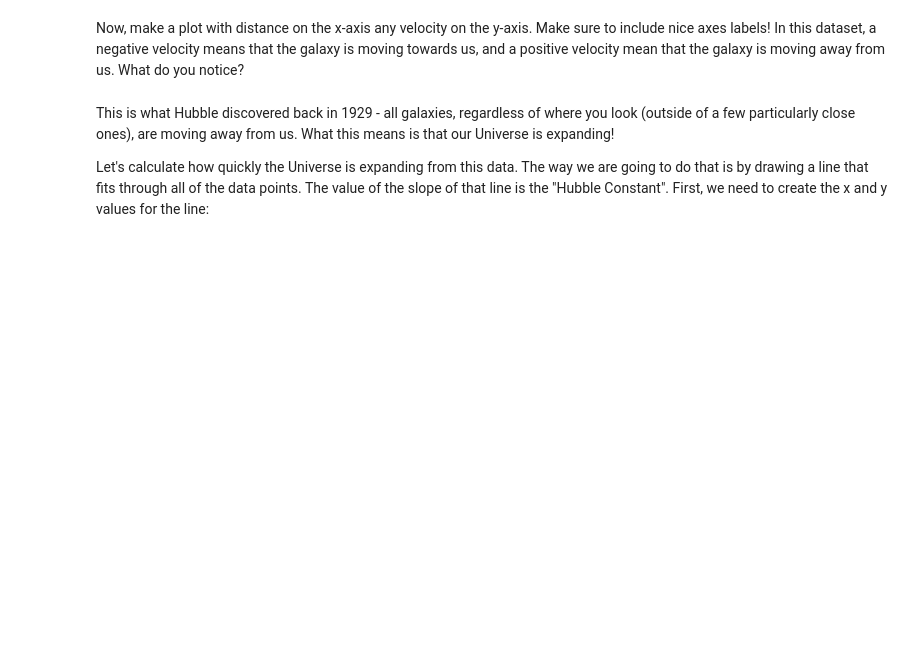
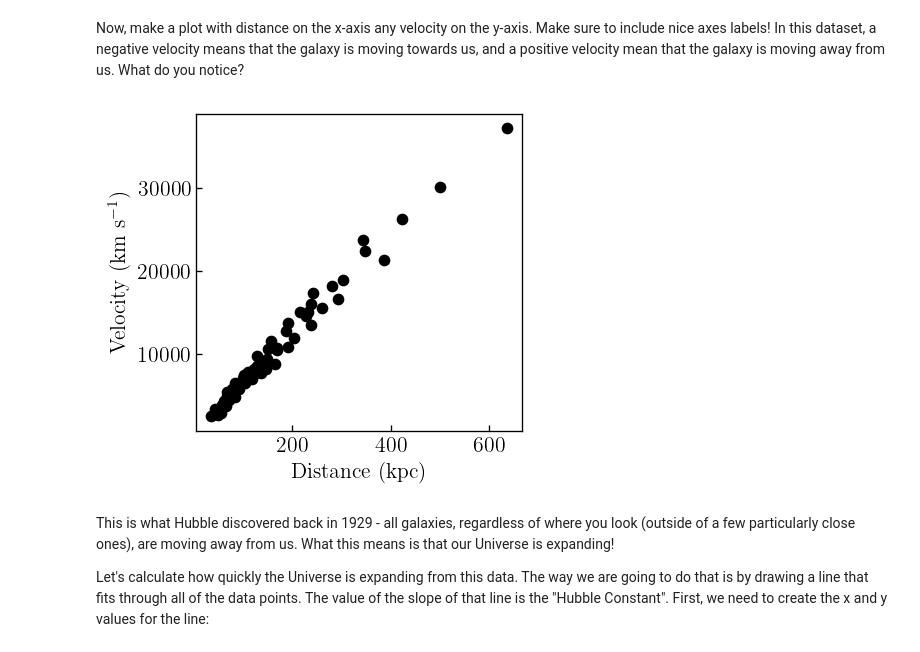
Before and after one commit to CIERA-Northwestern/REACHpy, a Jupyter notebook: Module_2/Challenge_3_Universe_Expansion.ipynb, the cells around one changed output. Drawn from its saved outputs; the diff is of its cells as text; code cells hidden in the pictures; blank space fills up the shorter version.

```diff
--- a/Module_2/Challenge_3_Universe_Expansion.ipynb
+++ b/Module_2/Challenge_3_Universe_Expansion.ipynb
@@ -10,8 +10,28 @@
 In the early 20th Century, astronomers made a surprising discovery about the Universe that we're going to explore here. Astronomer's were keenly interested in measuring the distances to "spiral nebulae" to understand whether they were a part of our galaxy, or extra-galactic (they would turn out to be extra-galaxies - separate galaxies on their own!), and at the same time were able to measure how fast those galaxies were moving towards or away from us.
 
 Let's recreate the now famous work of Edwin Hubble, who plotted the distances and velocities of those galaxies against eachother. In this directory there is a file called "type1a_sne.csv" that has the measured distances (in units of mega-parsecs) and velocities (in km s$^{-1}$) for a number of galaxies. Load those data in to two lists:
+# %%
+import numpy
+
+data = numpy.loadtxt("type1a_sne.csv", delimiter=",")
+
+distances = data[:,0]
+velocities = data[:,1]
 # %% [markdown]
 Now, make a plot with distance on the x-axis any velocity on the y-axis. Make sure to include nice axes labels! In this dataset, a negative velocity means that the galaxy is moving towards us, and a positive velocity mean that the galaxy is moving away from us. What do you notice?
+# %%
+import matplotlib.pyplot as plt
+
+fig, ax = plt.subplots(nrows=1, ncols=1, figsize=(3.5,3.5), dpi=120)
+
+ax.plot(distances, velocities, "ko")
+
+ax.set_xlabel("Distance (kpc)", fontsize=13)
+ax.set_ylabel("Velocity (km s$^{-1}$)", fontsize=13)
+
+ax.tick_params("both", labelsize=13)
+# %% [output]
+[figure, added]
 # %% [markdown]
 This is what Hubble discovered back in 1929 - all galaxies, regardless of where you look (outside of a few particularly close ones), are moving away from us. What this means is that our Universe is expanding!
 
```
Also changed, not shown: parts of 6 cells of this notebook.
